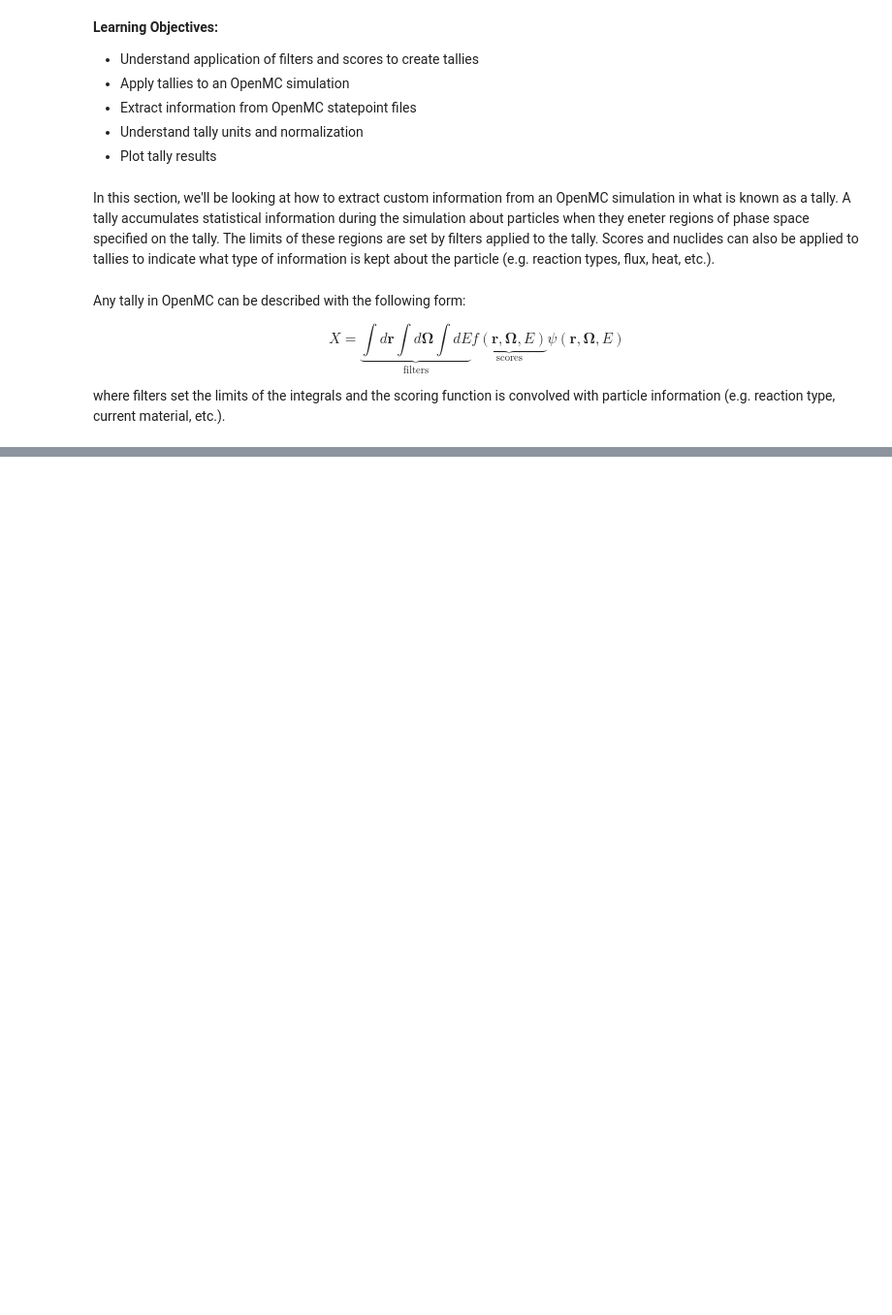
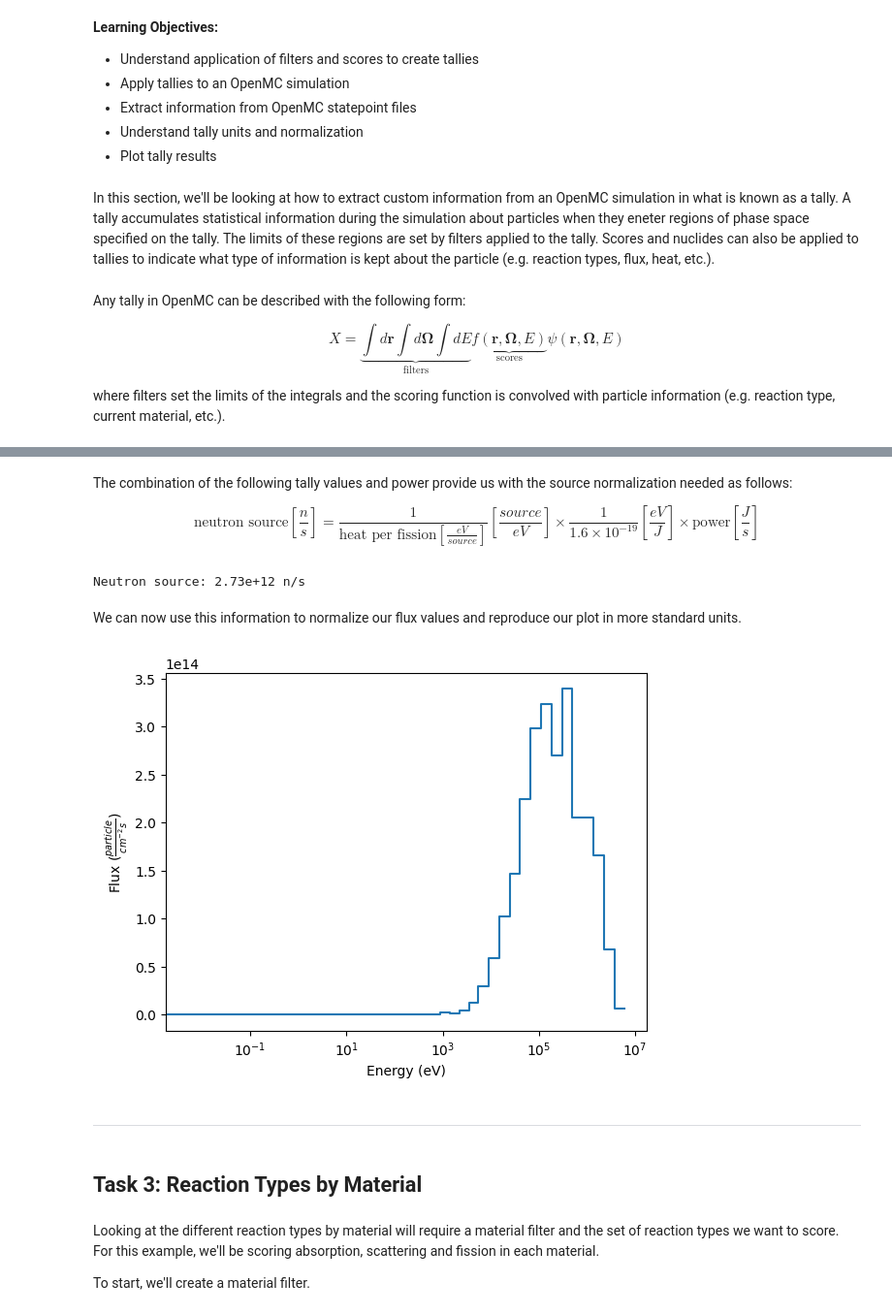
Before and after one commit to pshriwise/ictp-workshop23-openmc, a Jupyter notebook: notebooks/openmc_tutorial/openmc_tutorial.ipynb, the cells around one changed output, grey strips where cells are left out. Shown at 97% size. Saved outputs shown, nothing was run; the diff lists cells and outputs as text; code cells hidden in the pictures; blank space fills up the shorter version.

```diff
--- a/notebooks/openmc_tutorial/openmc_tutorial.ipynb
+++ b/notebooks/openmc_tutorial/openmc_tutorial.ipynb
@@ -731,0 +1052,39 @@ where filters set the limits of the integrals and the scoring function is convol
+# %%
+sp_file = model.run(output=False)
+# %%
+with openmc.StatePoint(sp_file) as sp:
+    source_tally_out = sp.get_tally(id=source_tally.id)
+    heating = source_tally_out.get_values(scores=['kappa-fission']).flatten()[0]
+# %% [markdown]
+The combination of the following tally values and power provide us with the source normalization needed as follows:
+
+
+$$ \text{neutron source} [\frac{n}{s}] = \frac{1}{\text{heat per fission} [\frac{eV}{source}]} [\frac{source}{eV}]\times \frac{1}{1.6\times 10^{-19}} [\frac{eV}{J}] \times \text{power} [\frac{J}{s}]$$
+# %%
+J_to_eV = 1 / 1.6e-19
+neutron_source = pincell_power * J_to_eV * (1 / heating)
+print(f'Neutron source: {neutron_source:.2e} n/s')
+# %% [output]
+Neutron source: 2.73e+12 n/s
+# %% [markdown]
+We can now use this information to normalize our flux values and reproduce our plot in more standard units.
+# %%
+normalized_spectrum = neutron_source * spectrum.flatten() / volume
+# %%
+#plt.figure(figsize=(16, 9))
+plt.step(np.unique(energy_filter.bins)[:-1], normalized_spectrum / bin_boundaries)
+plt.xscale('log')
+plt.rcParams['text.usetex'] = False
+plt.xlabel(r'Energy (eV)')
+plt.ylabel(r'Flux ($\frac{particle}{cm^{-2} s}$)')
+plt.show()
+# %% [output]
+[figure, added]
+# %% [markdown]
+---
+# %% [markdown]
+## Task 3: Reaction Types by Material
+# %% [markdown]
+Looking at the different reaction types by material will require a material filter and the set of reaction types we want to score. For this example, we'll be scoring absorption, scattering and fission in each material.
+
+To start, we'll create a material filter.
```
Also changed, not shown: parts of 132 cells of this notebook, 1 other file.
